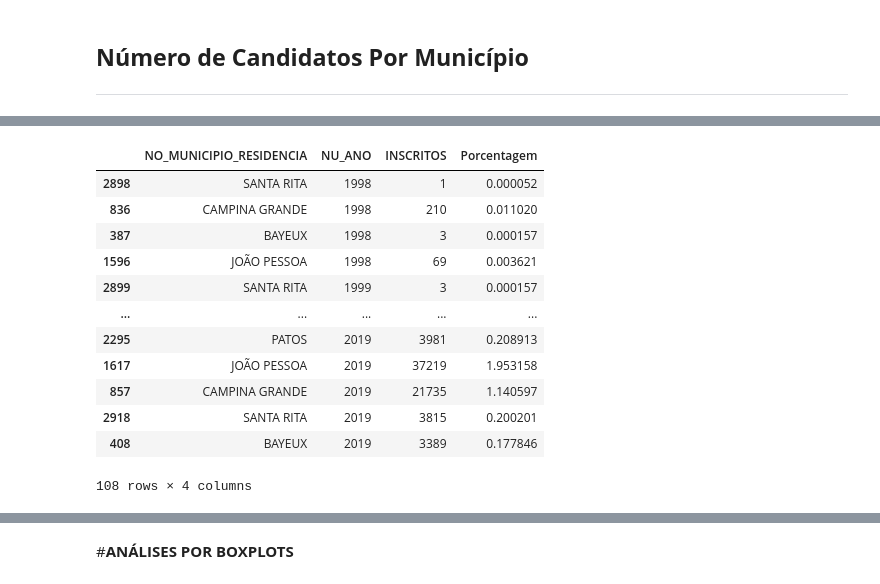
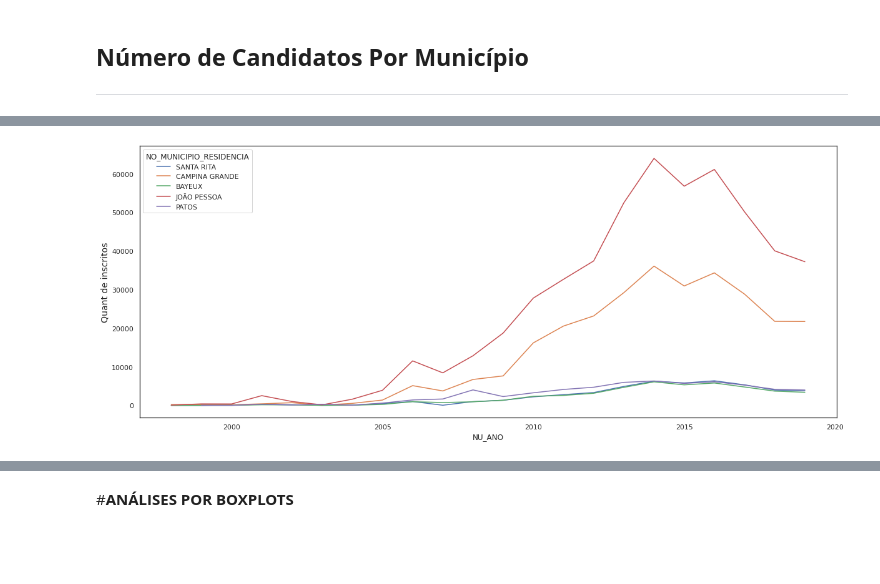
Before and after one commit to mariaeco/ICD_project_Maria, a Jupyter notebook: ProjetoICD_Maria_ExploracaoInicial.ipynb, the cells around one changed output, grey strips where cells are left out. Cells and saved outputs as stored; diff of their text form; code cells hidden in the pictures; blank space fills up the shorter version.

```diff
--- a/ProjetoICD_Maria_ExploracaoInicial.ipynb
+++ b/ProjetoICD_Maria_ExploracaoInicial.ipynb
@@ -112,6 +147,6 @@ plt.xlabel("Número de Inscrições", fontsize=30);
 # %%
+#@title
 N_municipio_ano=dfEnem.groupby(by=['NO_MUNICIPIO_RESIDENCIA', 'NU_ANO'], as_index=False)['NU_INSCRICAO'].count()
 N_municipio_ano.sort_values(by='NU_INSCRICAO',ascending=False, inplace=True)
 N_municipio_ano['Porcentagem']=N_municipio_ano['NU_INSCRICAO']/N_municipio_ano['NU_INSCRICAO'].sum()*100
-N_municipio_ano.rename(columns = {'NU_INSCRICAO': 'INSCRITOS'}, inplace = True)
-N_municipio_ano
+# N_municipio_ano
@@ -132,18 +153,11 @@ N_municipio_ano
 # %%
 n = 5
-plot_maiores = N_municipio_ano[N_municipio_ano['NO_MUNICIPIO_RESIDENCIA'].isin(N_municipio.head(n).NO_MUNICIPIO_RESIDENCIA.tolist())].sort_values(by='NU_ANO')
-plot_maiores
+plot_maiores = N_municipio_ano[N_municipio_ano['NO_MUNICIPIO_RESIDENCIA'].isin(mais_inscritos.head(n).NO_MUNICIPIO_RESIDENCIA.tolist())].sort_values(by='NU_ANO')
+# display(plot_maiores)
+
+plt.subplots(figsize=(20,8))
+sns.set_style("whitegrid")
+sns.lineplot(data=plot_maiores, x="NU_ANO", y="NU_INSCRICAO", hue="NO_MUNICIPIO_RESIDENCIA")
+plt.ylabel('Quant de inscritos', fontsize=14);
 # %% [output]
-|  | NO_MUNICIPIO_RESIDENCIA | NU_ANO | INSCRITOS | Porcentagem |
-| 2898 | SANTA RITA | 1998 | 1 | 0.000052 |
-| 836 | CAMPINA GRANDE | 1998 | 210 | 0.011020 |
-| 387 | BAYEUX | 1998 | 3 | 0.000157 |
-| 1596 | JOÃO PESSOA | 1998 | 69 | 0.003621 |
-| 2899 | SANTA RITA | 1999 | 3 | 0.000157 |
-| ... | ... | ... | ... | ... |
-| 2295 | PATOS | 2019 | 3981 | 0.208913 |
-| 1617 | JOÃO PESSOA | 2019 | 37219 | 1.953158 |
-| 857 | CAMPINA GRANDE | 2019 | 21735 | 1.140597 |
-| 2918 | SANTA RITA | 2019 | 3815 | 0.200201 |
-| 408 | BAYEUX | 2019 | 3389 | 0.177846 |
-108 rows × 4 columns
+[figure, added]
```
Also changed, not shown: parts of 47 cells of this notebook.
